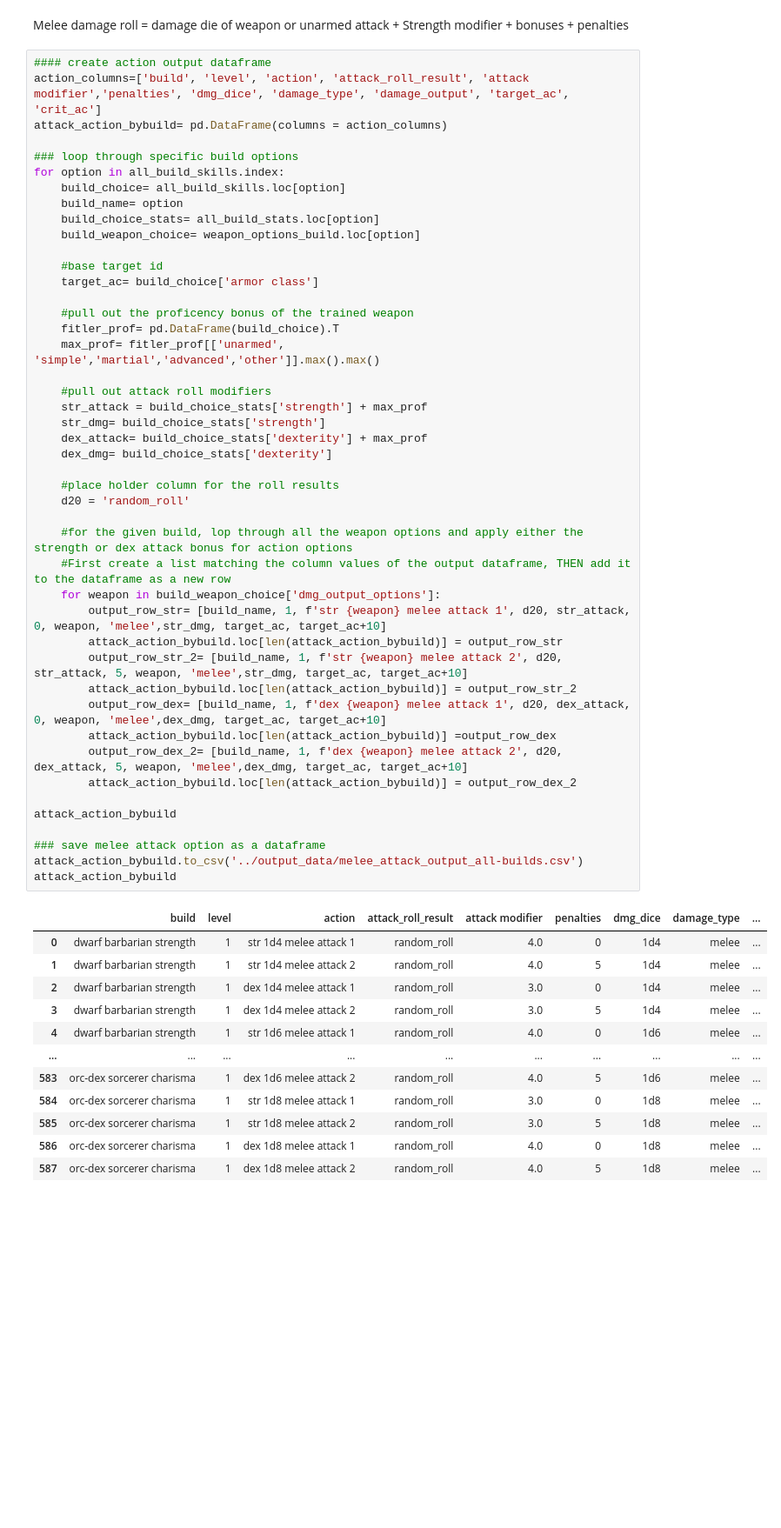
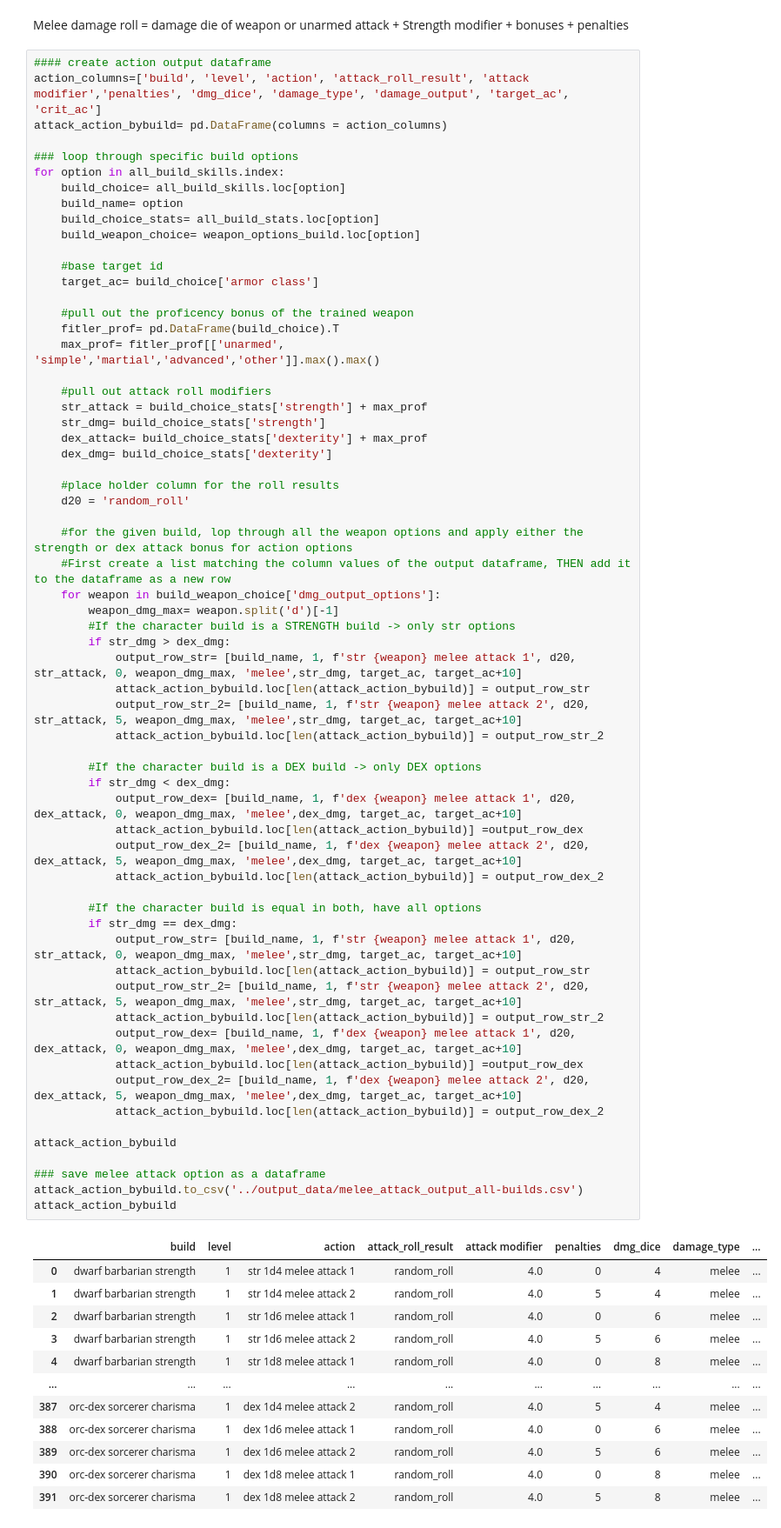
Before and after one commit to sarahmulloy/Nss_pathfinder_encounter, a Jupyter notebook: notebooks/create_character_build_v2.ipynb, the cells around one changed output. Shown at 87% size. Drawn from its saved outputs; the diff is of its cells as text; blank space fills up the shorter version.

Commit message:
Created round simulation for level 1 class character builds

```diff
--- a/notebooks/create_character_build_v2.ipynb
+++ b/notebooks/create_character_build_v2.ipynb
@@ -647,49 +647,66 @@ for option in all_build_skills.index:
     build_choice_stats= all_build_stats.loc[option]
     build_weapon_choice= weapon_options_build.loc[option]
 
     #base target id
     target_ac= build_choice['armor class']
 
     #pull out the proficency bonus of the trained weapon
     fitler_prof= pd.DataFrame(build_choice).T
     max_prof= fitler_prof[['unarmed', 'simple','martial','advanced','other']].max().max()
 
     #pull out attack roll modifiers
     str_attack = build_choice_stats['strength'] + max_prof
     str_dmg= build_choice_stats['strength']
     dex_attack= build_choice_stats['dexterity'] + max_prof
     dex_dmg= build_choice_stats['dexterity']
 
     #place holder column for the roll results
     d20 = 'random_roll'
 
     #for the given build, lop through all the weapon options and apply either the strength or dex attack bonus for action options
     #First create a list matching the column values of the output dataframe, THEN add it to the dataframe as a new row
     for weapon in build_weapon_choice['dmg_output_options']:
-        output_row_str= [build_name, 1, f'str {weapon} melee attack 1', d20, str_attack, 0, weapon, 'melee',str_dmg, target_ac, target_ac+10]
-        attack_action_bybuild.loc[len(attack_action_bybuild)] = output_row_str
-        output_row_str_2= [build_name, 1, f'str {weapon} melee attack 2', d20, str_attack, 5, weapon, 'melee',str_dmg, target_ac, target_ac+10]
-        attack_action_bybuild.loc[len(attack_action_bybuild)] = output_row_str_2
-        output_row_dex= [build_name, 1, f'dex {weapon} melee attack 1', d20, dex_attack, 0, weapon, 'melee',dex_dmg, target_ac, target_ac+10]
-        attack_action_bybuild.loc[len(attack_action_bybuild)] =output_row_dex
-        output_row_dex_2= [build_name, 1, f'dex {weapon} melee attack 2', d20, dex_attack, 5, weapon, 'melee',dex_dmg, target_ac, target_ac+10]
-        attack_action_bybuild.loc[len(attack_action_bybuild)] = output_row_dex_2
+        weapon_dmg_max= weapon.split('d')[-1]
+        #If the character build is a STRENGTH build -> only str options
+        if str_dmg > dex_dmg:
+            output_row_str= [build_name, 1, f'str {weapon} melee attack 1', d20, str_attack, 0, weapon_dmg_max, 'melee',str_dmg, target_ac, target_ac+10]
+            attack_action_bybuild.loc[len(attack_action_bybuild)] = output_row_str
+            output_row_str_2= [build_name, 1, f'str {weapon} melee attack 2', d20, str_attack, 5, weapon_dmg_max, 'melee',str_dmg, target_ac, target_ac+10]
+            attack_action_bybuild.loc[len(attack_action_bybuild)] = output_row_str_2
+
+        #If the character build is a DEX build -> only DEX options
+        if str_dmg < dex_dmg:
+            output_row_dex= [build_name, 1, f'dex {weapon} melee attack 1', d20, dex_attack, 0, weapon_dmg_max, 'melee',dex_dmg, target_ac, target_ac+10]
+            attack_action_bybuild.loc[len(attack_action_bybuild)] =output_row_dex
+            output_row_dex_2= [build_name, 1, f'dex {weapon} melee attack 2', d20, dex_attack, 5, weapon_dmg_max, 'melee',dex_dmg, target_ac, target_ac+10]
+            attack_action_bybuild.loc[len(attack_action_bybuild)] = output_row_dex_2
+
+        #If the character build is equal in both, have all options
+        if str_dmg == dex_dmg:
+            output_row_str= [build_name, 1, f'str {weapon} melee attack 1', d20, str_attack, 0, weapon_dmg_max, 'melee',str_dmg, target_ac, target_ac+10]
+            attack_action_bybuild.loc[len(attack_action_bybuild)] = output_row_str
+            output_row_str_2= [build_name, 1, f'str {weapon} melee attack 2', d20, str_attack, 5, weapon_dmg_max, 'melee',str_dmg, target_ac, target_ac+10]
+            attack_action_bybuild.loc[len(attack_action_bybuild)] = output_row_str_2
+            output_row_dex= [build_name, 1, f'dex {weapon} melee attack 1', d20, dex_attack, 0, weapon_dmg_max, 'melee',dex_dmg, target_ac, target_ac+10]
+            attack_action_bybuild.loc[len(attack_action_bybuild)] =output_row_dex
+            output_row_dex_2= [build_name, 1, f'dex {weapon} melee attack 2', d20, dex_attack, 5, weapon_dmg_max, 'melee',dex_dmg, target_ac, target_ac+10]
+            attack_action_bybuild.loc[len(attack_action_bybuild)] = output_row_dex_2
 
 attack_action_bybuild
 
 ### save melee attack option as a dataframe
 attack_action_bybuild.to_csv('../output_data/melee_attack_output_all-builds.csv')
 attack_action_bybuild
 # %% [output]
 |  | build | level | action | attack_roll_result | attack modifier | penalties | dmg_dice | damage_type | ... |
-| 0 | dwarf barbarian strength | 1 | str 1d4 melee attack 1 | random_roll | 4.0 | 0 | 1d4 | melee | ... |
-| 1 | dwarf barbarian strength | 1 | str 1d4 melee attack 2 | random_roll | 4.0 | 5 | 1d4 | melee | ... |
-| 2 | dwarf barbarian strength | 1 | dex 1d4 melee attack 1 | random_roll | 3.0 | 0 | 1d4 | melee | ... |
-| 3 | dwarf barbarian strength | 1 | dex 1d4 melee attack 2 | random_roll | 3.0 | 5 | 1d4 | melee | ... |
-| 4 | dwarf barbarian strength | 1 | str 1d6 melee attack 1 | random_roll | 4.0 | 0 | 1d6 | melee | ... |
+| 0 | dwarf barbarian strength | 1 | str 1d4 melee attack 1 | random_roll | 4.0 | 0 | 4 | melee | ... |
+| 1 | dwarf barbarian strength | 1 | str 1d4 melee attack 2 | random_roll | 4.0 | 5 | 4 | melee | ... |
+| 2 | dwarf barbarian strength | 1 | str 1d6 melee attack 1 | random_roll | 4.0 | 0 | 6 | melee | ... |
+| 3 | dwarf barbarian strength | 1 | str 1d6 melee attack 2 | random_roll | 4.0 | 5 | 6 | melee | ... |
+| 4 | dwarf barbarian strength | 1 | str 1d8 melee attack 1 | random_roll | 4.0 | 0 | 8 | melee | ... |
 | ... | ... | ... | ... | ... | ... | ... | ... | ... | ... |
-| 583 | orc-dex sorcerer charisma | 1 | dex 1d6 melee attack 2 | random_roll | 4.0 | 5 | 1d6 | melee | ... |
-| 584 | orc-dex sorcerer charisma | 1 | str 1d8 melee attack 1 | random_roll | 3.0 | 0 | 1d8 | melee | ... |
-| 585 | orc-dex sorcerer charisma | 1 | str 1d8 melee attack 2 | random_roll | 3.0 | 5 | 1d8 | melee | ... |
-| 586 | orc-dex sorcerer charisma | 1 | dex 1d8 melee attack 1 | random_roll | 4.0 | 0 | 1d8 | melee | ... |
-| 587 | orc-dex sorcerer charisma | 1 | dex 1d8 melee attack 2 | random_roll | 4.0 | 5 | 1d8 | melee | ... |
+| 387 | orc-dex sorcerer charisma | 1 | dex 1d4 melee attack 2 | random_roll | 4.0 | 5 | 4 | melee | ... |
+| 388 | orc-dex sorcerer charisma | 1 | dex 1d6 melee attack 1 | random_roll | 4.0 | 0 | 6 | melee | ... |
+| 389 | orc-dex sorcerer charisma | 1 | dex 1d6 melee attack 2 | random_roll | 4.0 | 5 | 6 | melee | ... |
+| 390 | orc-dex sorcerer charisma | 1 | dex 1d8 melee attack 1 | random_roll | 4.0 | 0 | 8 | melee | ... |
+| 391 | orc-dex sorcerer charisma | 1 | dex 1d8 melee attack 2 | random_roll | 4.0 | 5 | 8 | melee | ... |
```
Also changed, not shown: parts of 1 cell of this notebook, 17 other files.
